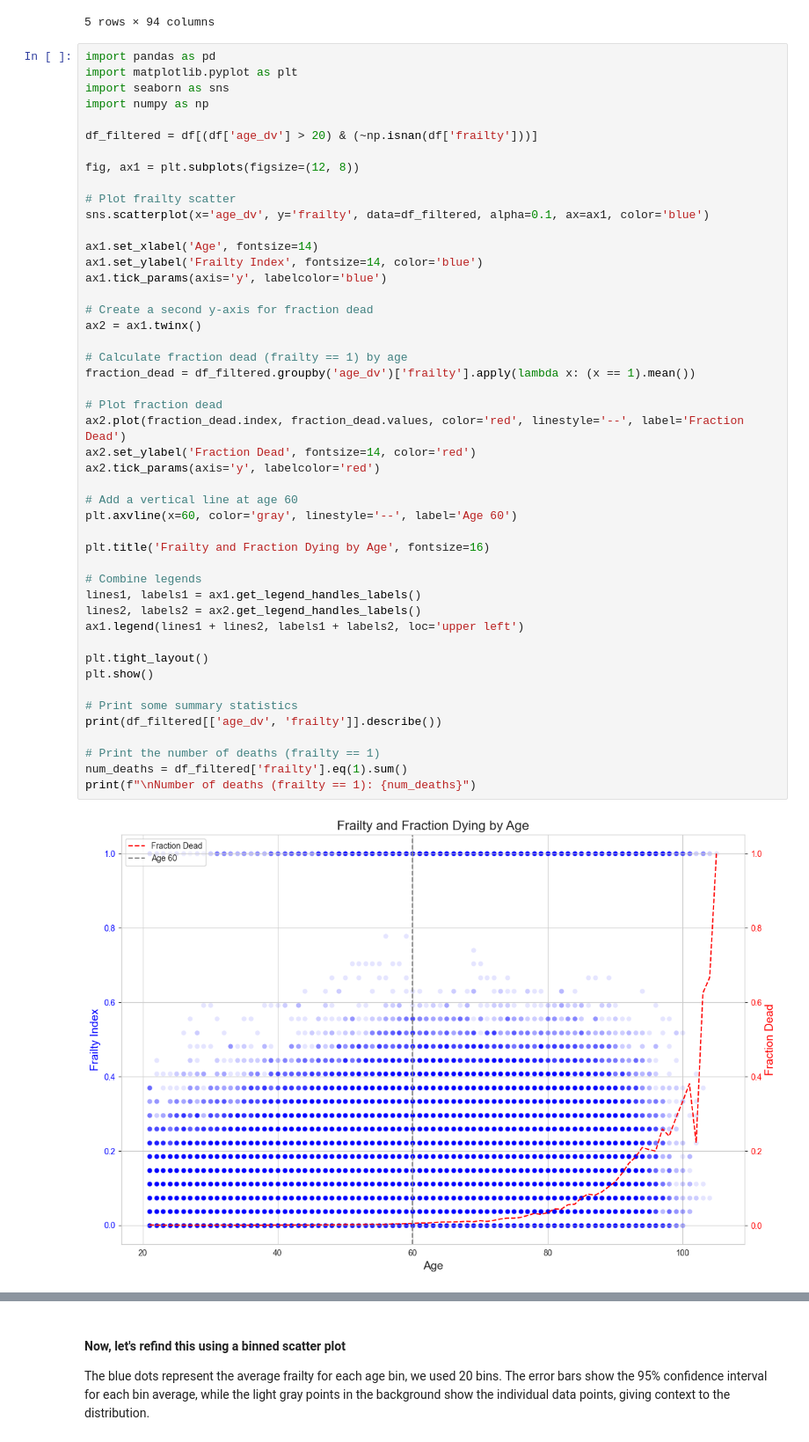
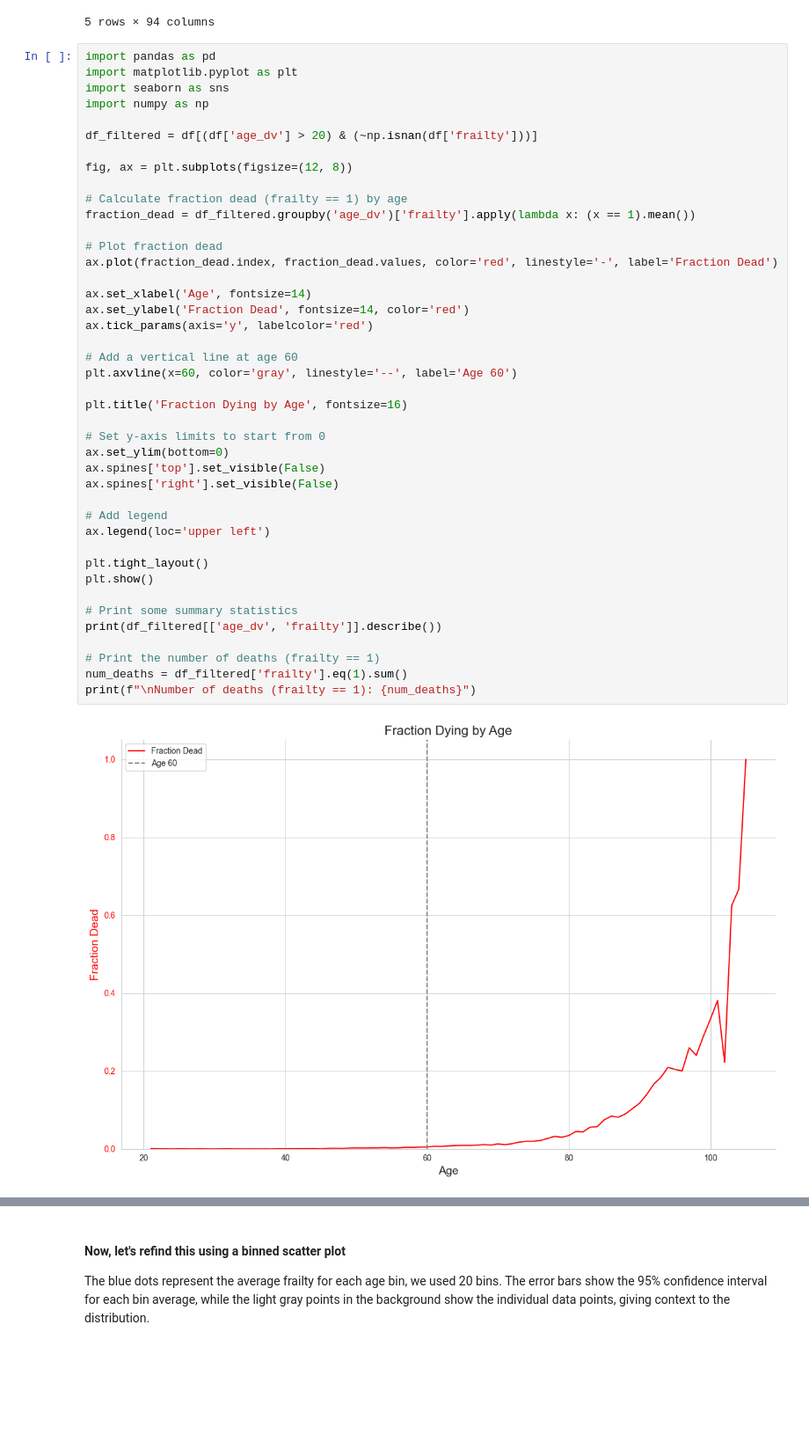
Before and after one commit to GJQu/EssexDissertation, a Jupyter notebook: frailty_july.ipynb, the cells around one changed output, grey strips where cells are left out. Shown at 88% size. Cells and saved outputs as stored; diff of their text form; blank space fills up the shorter version.

```diff
--- a/frailty_july.ipynb
+++ b/frailty_july.ipynb
@@ -585,52 +585,47 @@ df.head()
 # %%
 import pandas as pd
 import matplotlib.pyplot as plt
 import seaborn as sns
 import numpy as np
 
 df_filtered = df[(df['age_dv'] > 20) & (~np.isnan(df['frailty']))]
 
-fig, ax1 = plt.subplots(figsize=(12, 8))
-
-# Plot frailty scatter
-sns.scatterplot(x='age_dv', y='frailty', data=df_filtered, alpha=0.1, ax=ax1, color='blue')
-
-ax1.set_xlabel('Age', fontsize=14)
-ax1.set_ylabel('Frailty Index', fontsize=14, color='blue')
-ax1.tick_params(axis='y', labelcolor='blue')
-
-# Create a second y-axis for fraction dead
-ax2 = ax1.twinx()
+fig, ax = plt.subplots(figsize=(12, 8))
 
 # Calculate fraction dead (frailty == 1) by age
 fraction_dead = df_filtered.groupby('age_dv')['frailty'].apply(lambda x: (x == 1).mean())
 
 # Plot fraction dead
-ax2.plot(fraction_dead.index, fraction_dead.values, color='red', linestyle='--', label='Fraction Dead')
-ax2.set_ylabel('Fraction Dead', fontsize=14, color='red')
-ax2.tick_params(axis='y', labelcolor='red')
+ax.plot(fraction_dead.index, fraction_dead.values, color='red', linestyle='-', label='Fraction Dead')
+
+ax.set_xlabel('Age', fontsize=14)
+ax.set_ylabel('Fraction Dead', fontsize=14, color='red')
+ax.tick_params(axis='y', labelcolor='red')
 
 # Add a vertical line at age 60
 plt.axvline(x=60, color='gray', linestyle='--', label='Age 60')
 
-plt.title('Frailty and Fraction Dying by Age', fontsize=16)
+plt.title('Fraction Dying by Age', fontsize=16)
 
-# Combine legends
-lines1, labels1 = ax1.get_legend_handles_labels()
-lines2, labels2 = ax2.get_legend_handles_labels()
-ax1.legend(lines1 + lines2, labels1 + labels2, loc='upper left')
+# Set y-axis limits to start from 0
+ax.set_ylim(bottom=0)
+ax.spines['top'].set_visible(False)
+ax.spines['right'].set_visible(False)
+
+# Add legend
+ax.legend(loc='upper left')
 
 plt.tight_layout()
 plt.show()
 
 # Print some summary statistics
 print(df_filtered[['age_dv', 'frailty']].describe())
 
 # Print the number of deaths (frailty == 1)
 num_deaths = df_filtered['frailty'].eq(1).sum()
 print(f"\nNumber of deaths (frailty == 1): {num_deaths}")
 # %% [output]
-[figure, old version]
+[figure, new version]
               age_dv        frailty
 count  489471.000000  489471.000000
 mean       50.981478       0.060537
```
